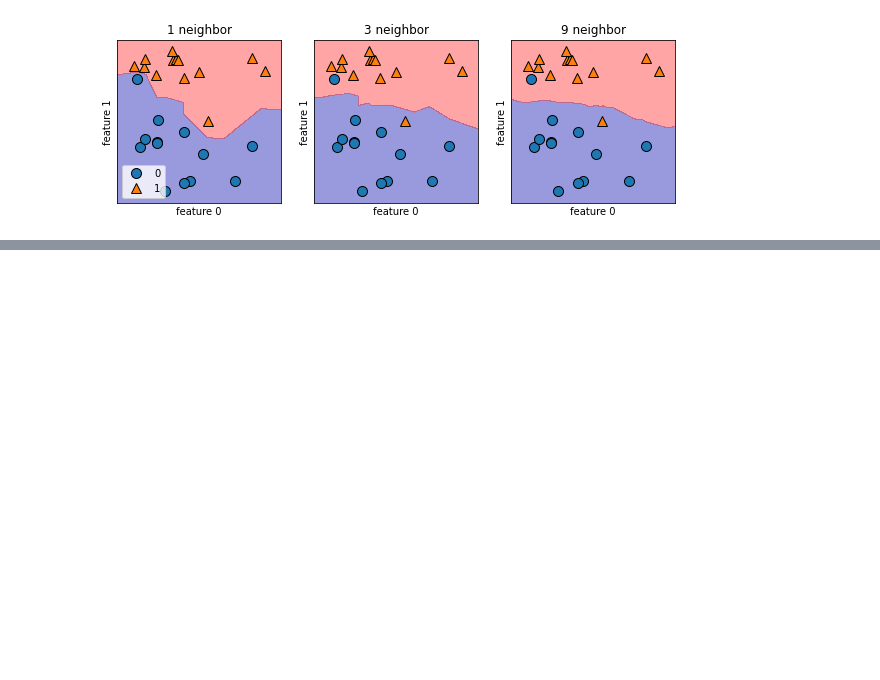
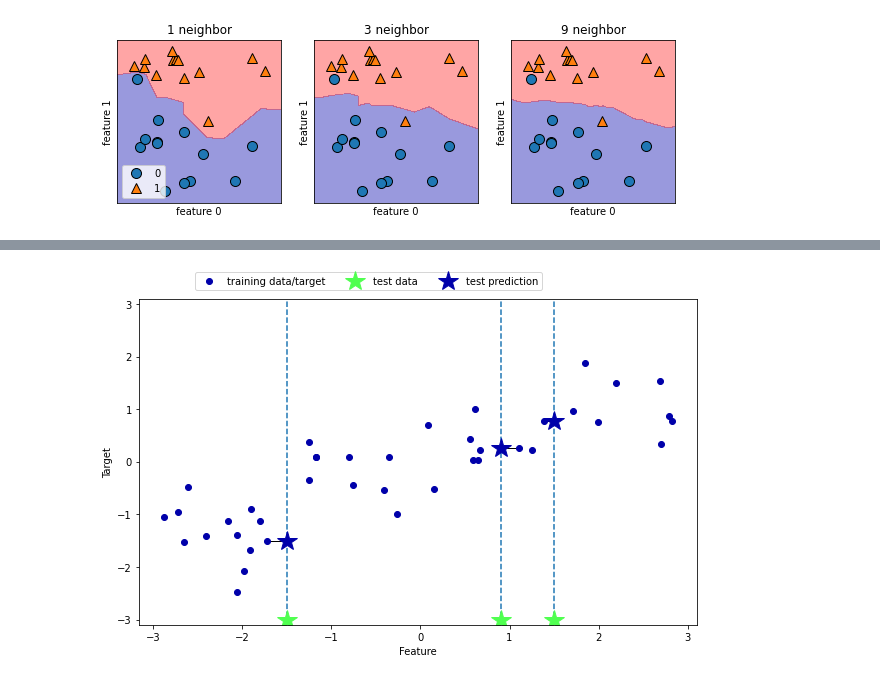
Before and after one commit to Sinindi/practice_project, a Jupyter notebook: AI/introduction_to_ml_with_python-master/practice/supervised.ipynb, the cells around one changed output, grey strips where cells are left out. Saved outputs shown, nothing was run; the diff lists cells and outputs as text; code cells hidden in the pictures; blank space fills up the shorter version.

```diff
--- a/AI/introduction_to_ml_with_python-master/practice/supervised.ipynb
+++ b/AI/introduction_to_ml_with_python-master/practice/supervised.ipynb
@@ -143,0 +176,4 @@ plt.show()
+# %%
+mglearn.plots.plot_knn_regression(n_neighbors = 1)
+# %% [output]
+[figure, added]
```
Also changed, not shown: parts of 31 cells of this notebook, 1 other file.
